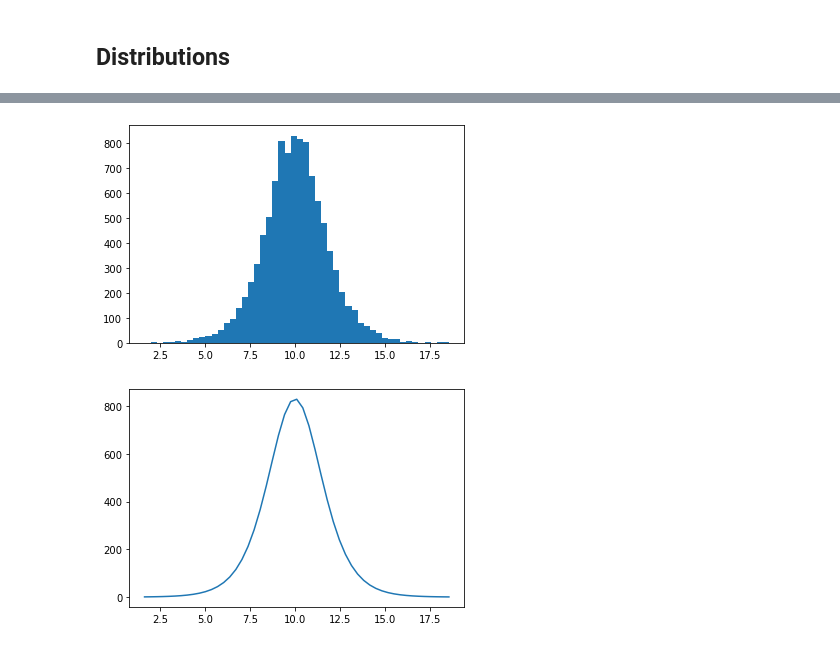
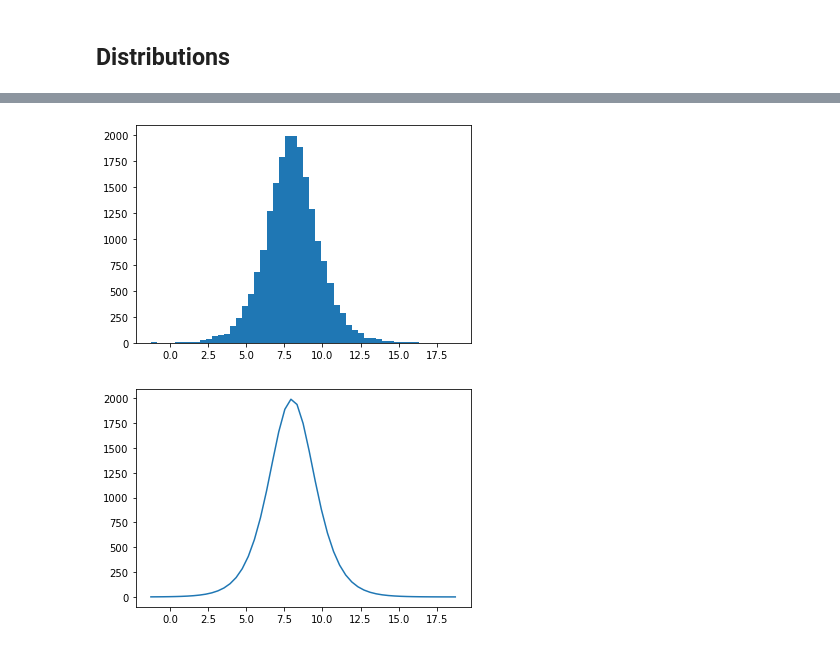
Before and after one commit to AineNicD/numpy-random, a Jupyter notebook: numpy-random.ipynb, the cells around one changed output, grey strips where cells are left out. Drawn from its saved outputs; the diff is of its cells as text; code cells hidden in the pictures.

Commit message:
chose another distribution for assignment, added more plots, it is a work in progress

```diff
--- a/numpy-random.ipynb
+++ b/numpy-random.ipynb
@@ -232,11 +279,11 @@ The logic distributions is used by the World Chess Federation (FIDE) where it is
 # %%
-loc, scale = 10, 1
+loc, scale = 8, 1
 
-s = np.random.default_rng().logistic(loc, scale, 10000)
+x = np.random.default_rng().logistic(loc, scale, 20000)
 
-count, bins, ignored = plt.hist(s, bins=50)
+count, bins, ignored = plt.hist(x, bins=50)
 # %% [output]
-[figure, old version]
+[figure, new version]
 # %%
 def logist(x, loc, scale):  #code from numpy.random documentation
 
@@ -248,4 +295,4 @@ plt.plot(bins, lgst_val * count.max() / lgst_val.max())
 
 plt.show()
 # %% [output]
-[figure, old version]
+[figure, new version]
```
Also changed, not shown: parts of 24 cells of this notebook, 1 other file.
